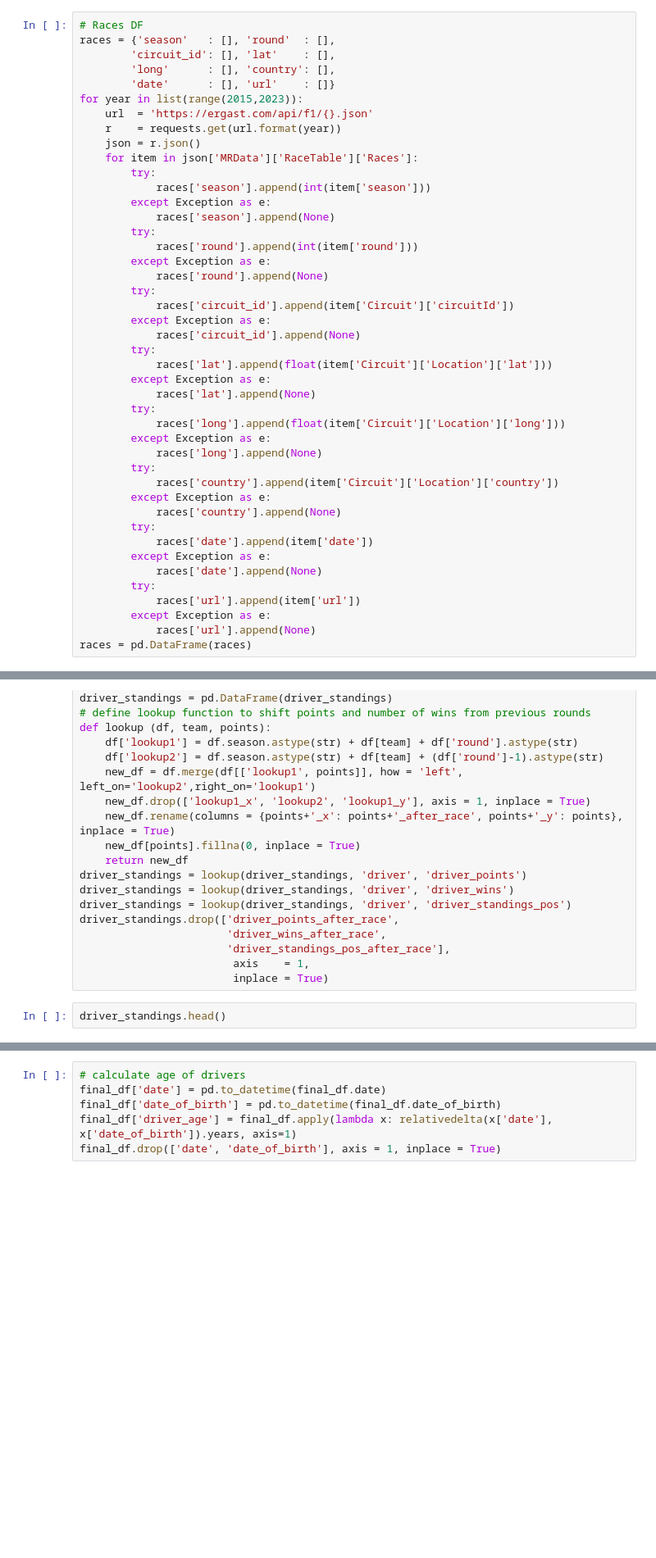
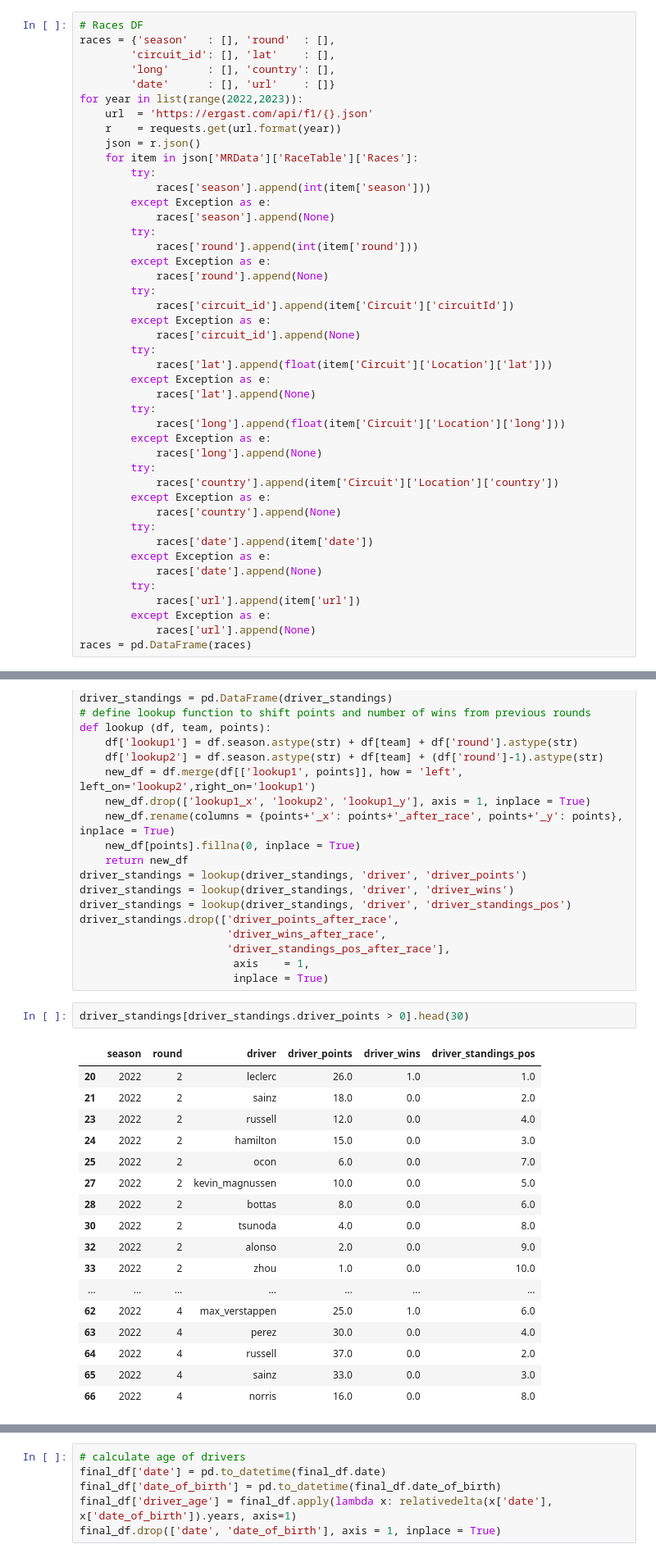
Before and after one commit to joseeneas/RB_Module_24_Project_04, a Jupyter notebook: Notebooks/ML_Complex_API.ipynb, the cells around one changed output, grey strips where cells are left out. Shown at 82% size. Drawn from its saved outputs; the diff is of its cells as text; blank space fills up the shorter version.

```diff
--- a/Notebooks/ML_Complex_API.ipynb
+++ b/Notebooks/ML_Complex_API.ipynb
@@ -27,7 +27,7 @@ races = {'season'   : [], 'round'  : [],
         'circuit_id': [], 'lat'    : [],
         'long'      : [], 'country': [],
         'date'      : [], 'url'    : []}
-for year in list(range(2015,2023)):
+for year in list(range(2022,2023)):
     url  = 'https://ergast.com/api/f1/{}.json'
     r    = requests.get(url.format(year))
     json = r.json()
@@ -195,7 +211,25 @@ driver_standings.drop(['driver_points_after_race',
                         axis    = 1,
                         inplace = True)
 # %%
-driver_standings.head()
+driver_standings[driver_standings.driver_points > 0].head(30)
+# %% [output]
+|  | season | round | driver | driver_points | driver_wins | driver_standings_pos |
+| 20 | 2022 | 2 | leclerc | 26.0 | 1.0 | 1.0 |
+| 21 | 2022 | 2 | sainz | 18.0 | 0.0 | 2.0 |
+| 23 | 2022 | 2 | russell | 12.0 | 0.0 | 4.0 |
+| 24 | 2022 | 2 | hamilton | 15.0 | 0.0 | 3.0 |
+| 25 | 2022 | 2 | ocon | 6.0 | 0.0 | 7.0 |
+| 27 | 2022 | 2 | kevin_magnussen | 10.0 | 0.0 | 5.0 |
+| 28 | 2022 | 2 | bottas | 8.0 | 0.0 | 6.0 |
+| 30 | 2022 | 2 | tsunoda | 4.0 | 0.0 | 8.0 |
+| 32 | 2022 | 2 | alonso | 2.0 | 0.0 | 9.0 |
+| 33 | 2022 | 2 | zhou | 1.0 | 0.0 | 10.0 |
+| ... | ... | ... | ... | ... | ... | ... |
+| 62 | 2022 | 4 | max_verstappen | 25.0 | 1.0 | 6.0 |
+| 63 | 2022 | 4 | perez | 30.0 | 0.0 | 4.0 |
+| 64 | 2022 | 4 | russell | 37.0 | 0.0 | 2.0 |
+| 65 | 2022 | 4 | sainz | 33.0 | 0.0 | 3.0 |
+| 66 | 2022 | 4 | norris | 16.0 | 0.0 | 8.0 |
 # %%
 # Constructor Standings DF
 constructor_rounds = rounds
```
Also changed, not shown: parts of 32 cells of this notebook, 1 other file.
